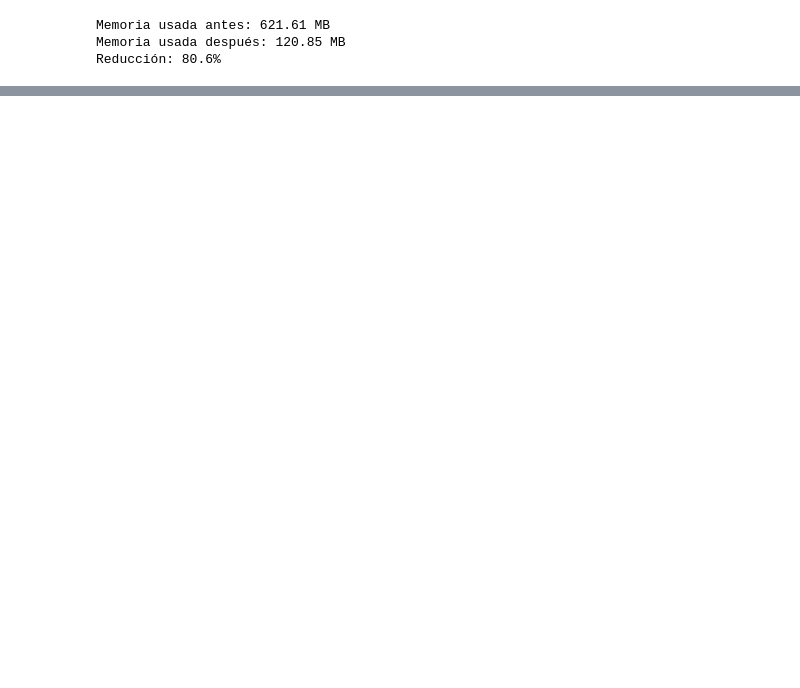
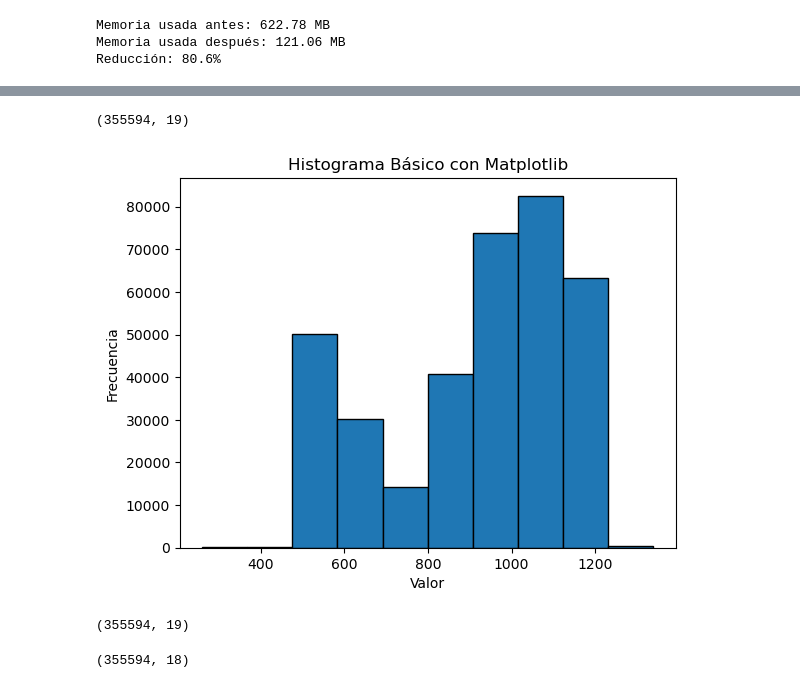
Before and after one commit to CossJe/Tarifa_Dinamica, a Jupyter notebook: 9.DynamicPricing_ETN/data4RedNE.ipynb, the cells around one changed output, grey strips where cells are left out. Cells and saved outputs as stored; diff of their text form; code cells hidden in the pictures; blank space fills up the shorter version.

```diff
--- a/9.DynamicPricing_ETN/data4RedNE.ipynb
+++ b/9.DynamicPricing_ETN/data4RedNE.ipynb
@@ -26,6 +30,11 @@ def Get_Data():
 # %%
 def Prepare_Data():
     df=Get_Data()
+    # Se filtra el DataFrame para incluir solo ventas mayores que cero.
+    df = df[df['VENTA'] > 0]
+    df['FECHA_OPERACION'] = pd.to_datetime(df['FECHA_OPERACION'])
+    fecha_maxima = df['FECHA_OPERACION'].max()
+    Df = df[df['FECHA_OPERACION'] < fecha_maxima].copy()
     df['FECHA_CORRIDA'] = pd.to_datetime(
         df['FECHA_CORRIDA']
     )
@@ -77,8 +86,8 @@ def Data4RedNeuronal():
 # %%
 FrameN=Data4RedNeuronal()
 # %% [output]
-Memoria usada antes: 621.61 MB
-Memoria usada después: 120.85 MB
+Memoria usada antes: 622.78 MB
+Memoria usada después: 121.06 MB
 Reducción: 80.6%
 # %%
 FrameN.head()
@@ -89,4 +98,8 @@ FrameN.head()
 | 2 | MEXN-GDLJ | 1 | 0 | 28 | 59.0 | -0.071422 | ... |
 | 3 | MEXN-GDLJ | 1 | 0 | 29 | 59.0 | -0.071422 | ... |
 | 4 | MEXN-GDLJ | 1 | 0 | 29 | 59.0 | -0.071422 | ... |
+# %%
+FrameN.shape
+# %% [output]
+(355594, 19)
 # %%
@@ -93,0 +107,13 @@ FrameN.to_excel('PruebaData4RedN.xlsx')
+# %%
+datos=FrameN['VENTA']
+plt.hist(datos, bins=10, edgecolor='black')
+
+# 3. Añadir etiquetas y título
+plt.title('Histograma Básico con Matplotlib')
+plt.xlabel('Valor')
+plt.ylabel('Frecuencia')
+
+# 4. Mostrar el gráfico
+plt.show()
+# %% [output]
+[figure, added]
@@ -93,0 +122,4 @@ FrameN.to_excel('PruebaData4RedN.xlsx')
+# %%
+df.shape
+# %% [output]
+(355594, 19)
@@ -93,0 +139,4 @@ FrameN.to_excel('PruebaData4RedN.xlsx')
+# %%
+X.shape
+# %% [output]
+(355594, 18)
```
Also changed, not shown: parts of 25 cells of this notebook, 1 other file.
